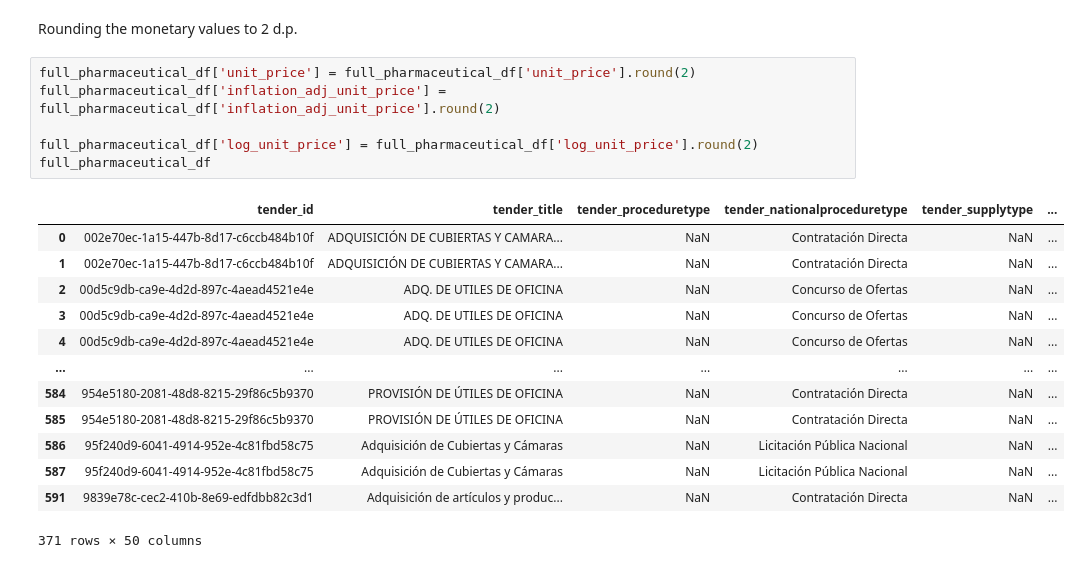
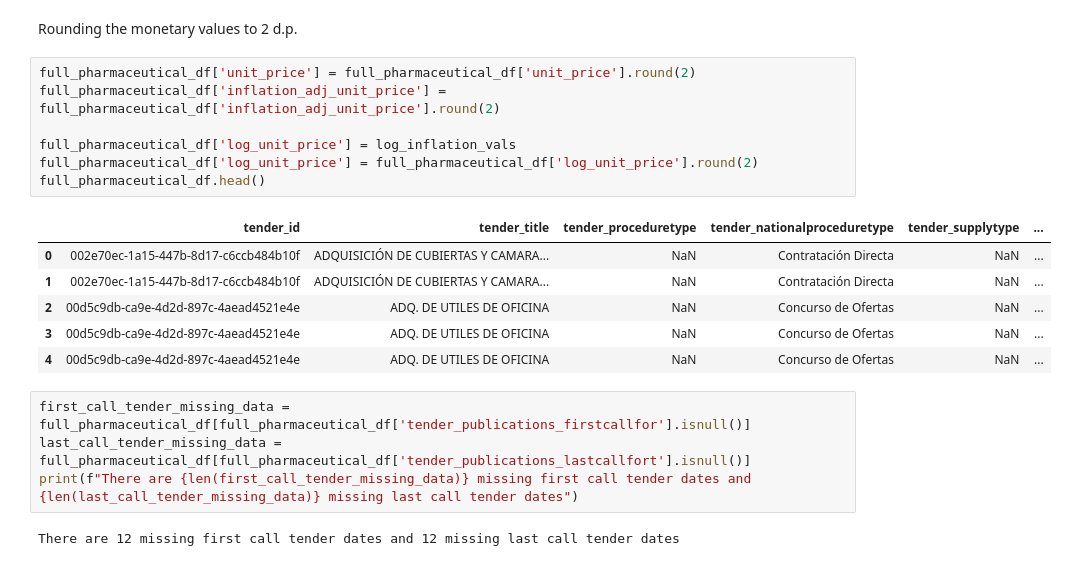
Before and after one commit to aidanlockwood20/MXN442-Assignment2-Project, a Jupyter notebook: report.ipynb, the cells around one changed output. Cells and saved outputs as stored; diff of their text form.

```diff
--- a/report.ipynb
+++ b/report.ipynb
@@ -881,20 +882,20 @@ Rounding the monetary values to 2 d.p.
 # %%
 full_pharmaceutical_df['unit_price'] = full_pharmaceutical_df['unit_price'].round(2)
 full_pharmaceutical_df['inflation_adj_unit_price'] = full_pharmaceutical_df['inflation_adj_unit_price'].round(2)
 
+full_pharmaceutical_df['log_unit_price'] = log_inflation_vals
 full_pharmaceutical_df['log_unit_price'] = full_pharmaceutical_df['log_unit_price'].round(2)
-full_pharmaceutical_df
+full_pharmaceutical_df.head()
 # %% [output]
 |  | tender_id | tender_title | tender_proceduretype | tender_nationalproceduretype | tender_supplytype | ... |
 | 0 | 002e70ec-1a15-447b-8d17-c6ccb484b10f | ADQUISICIÓN DE CUBIERTAS Y CAMARA... | NaN | Contratación Directa | NaN | ... |
 | 1 | 002e70ec-1a15-447b-8d17-c6ccb484b10f | ADQUISICIÓN DE CUBIERTAS Y CAMARA... | NaN | Contratación Directa | NaN | ... |
 | 2 | 00d5c9db-ca9e-4d2d-897c-4aead4521e4e | ADQ. DE UTILES DE OFICINA | NaN | Concurso de Ofertas | NaN | ... |
 | 3 | 00d5c9db-ca9e-4d2d-897c-4aead4521e4e | ADQ. DE UTILES DE OFICINA | NaN | Concurso de Ofertas | NaN | ... |
 | 4 | 00d5c9db-ca9e-4d2d-897c-4aead4521e4e | ADQ. DE UTILES DE OFICINA | NaN | Concurso de Ofertas | NaN | ... |
-| ... | ... | ... | ... | ... | ... | ... |
-| 584 | 954e5180-2081-48d8-8215-29f86c5b9370 | PROVISIÓN DE ÚTILES DE OFICINA | NaN | Contratación Directa | NaN | ... |
-| 585 | 954e5180-2081-48d8-8215-29f86c5b9370 | PROVISIÓN DE ÚTILES DE OFICINA | NaN | Contratación Directa | NaN | ... |
-| 586 | 95f240d9-6041-4914-952e-4c81fbd58c75 | Adquisición de Cubiertas y Cámaras | NaN | Licitación Pública Nacional | NaN | ... |
-| 587 | 95f240d9-6041-4914-952e-4c81fbd58c75 | Adquisición de Cubiertas y Cámaras | NaN | Licitación Pública Nacional | NaN | ... |
-| 591 | 9839e78c-cec2-410b-8e69-edfdbb82c3d1 | Adquisición de artículos y produc... | NaN | Contratación Directa | NaN | ... |
-371 rows × 50 columns
+# %%
+first_call_tender_missing_data = full_pharmaceutical_df[full_pharmaceutical_df['tender_publications_firstcallfor'].isnull()]
+last_call_tender_missing_data = full_pharmaceutical_df[full_pharmaceutical_df['tender_publications_lastcallfort'].isnull()]
+print(f"There are {len(first_call_tender_missing_data)} missing first call tender dates and {len(last_call_tender_missing_data)} missing last call tender dates")
+# %% [output]
+There are 12 missing first call tender dates and 12 missing last call tender dates
```
Also changed, not shown: parts of 33 cells of this notebook.
